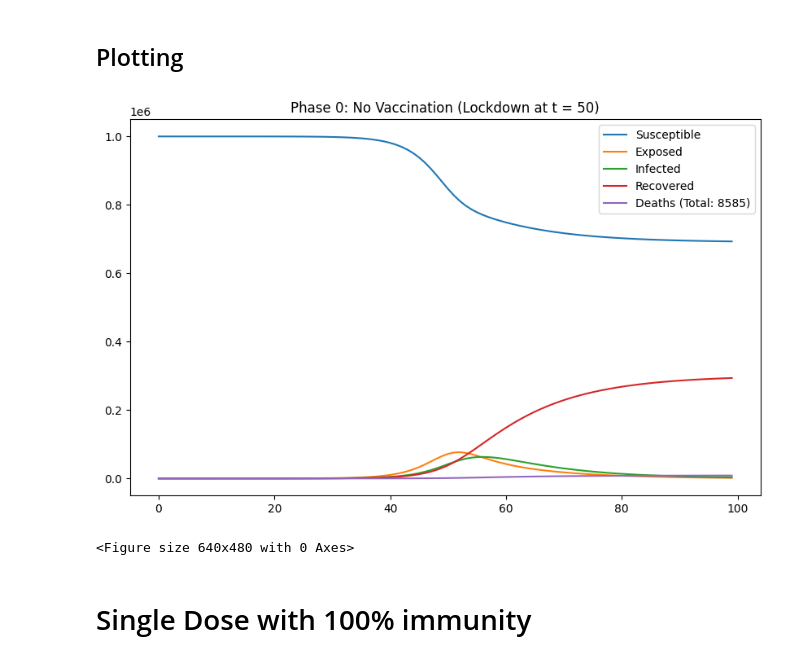
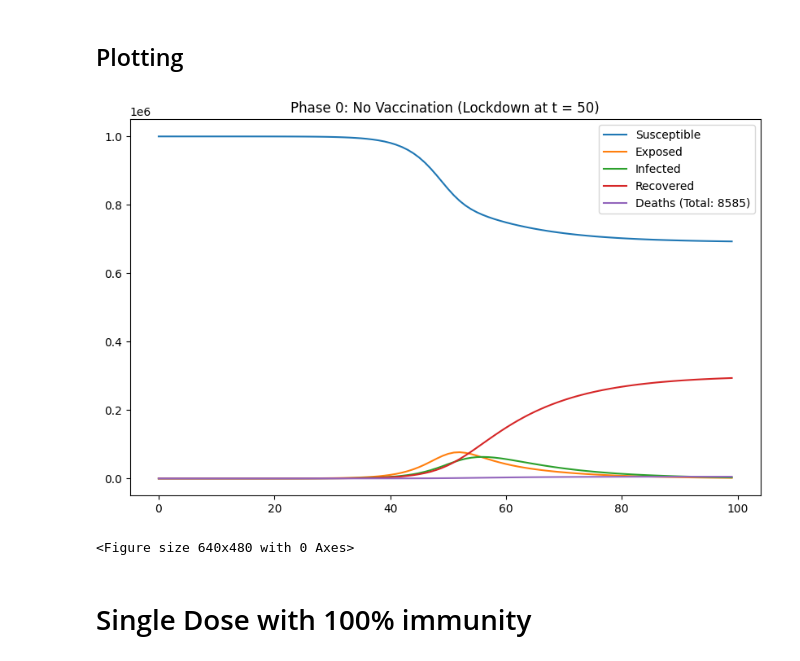
Before and after one commit to 21Blix/Infectious-Disease-Modelling, a Jupyter notebook: Vaccination/Vaccination.ipynb, the cells around one changed output. Drawn from its saved outputs; the diff is of its cells as text; code cells hidden in the pictures.

```diff
--- a/Vaccination/Vaccination.ipynb
+++ b/Vaccination/Vaccination.ipynb
@@ -40,22 +40,22 @@ def deriv_phase0(y, t, N, gamma, delta, rho, alpha):
 # %%
 t = np.linspace(0, 99, 100)
 y0_phase0 = (N-1, 1, 0, 0, 0)
 ret = odeint(deriv_phase0, y0_phase0, t, args=(N, gamma, delta, rho, alpha))
-S, E, I, R, D_final = ret.T
-total_deaths = int(D_final[-1])
+S, E, I, R, D_final0 = ret.T
+total_deaths_0 = int(D_final0[-1])
 
 plt.figure(figsize=(10,6))
 plt.plot(t, S, label="Susceptible")
 plt.plot(t, E, label="Exposed")
 plt.plot(t, I, label="Infected")
 plt.plot(t, R, label="Recovered")
-plt.plot(t, D_final, label=f"Deaths (Total: {total_deaths})")
+plt.plot(t, D_final, label=f"Deaths (Total: {total_deaths_0})")
 plt.legend()
 plt.title("Phase 0: No Vaccination (Lockdown at t = "+str(x0)+str(")"))
 plt.show()
 plt.savefig("No Vaccination x0="+str(x0))
 # %% [output]
-[figure, old version]
+[figure, new version]
 <Figure size 640x480 with 0 Axes>
 # %% [markdown]
 # Single Dose with 100% immunity
```
Also changed, not shown: parts of 3 cells of this notebook.
